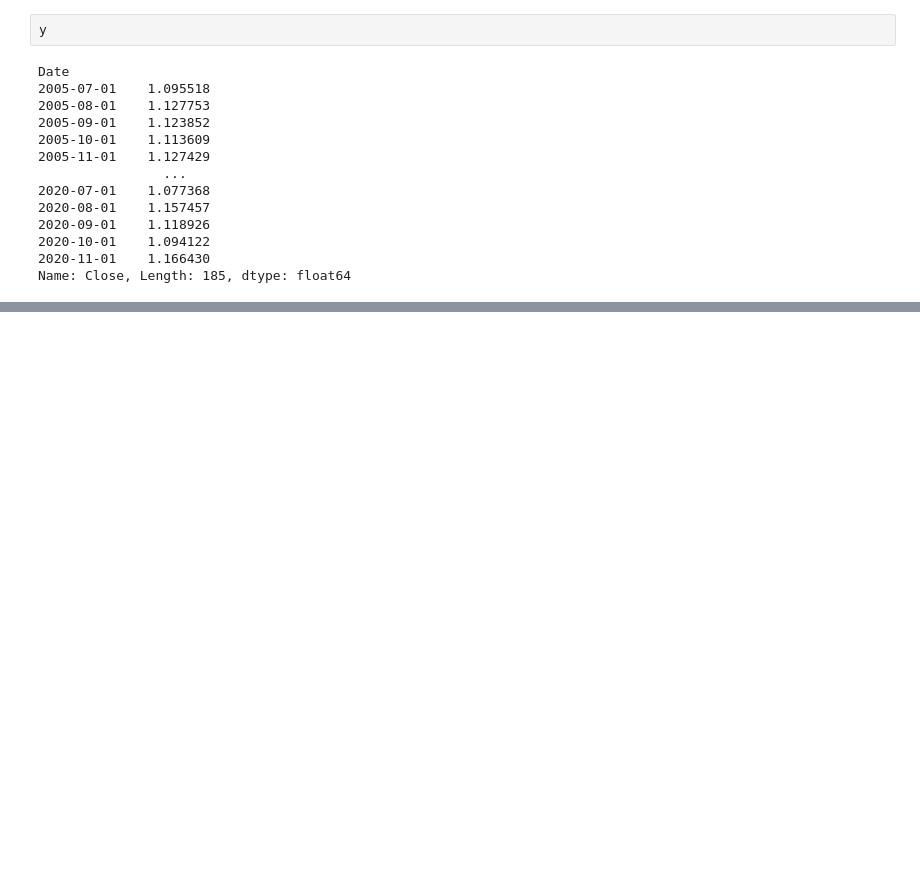
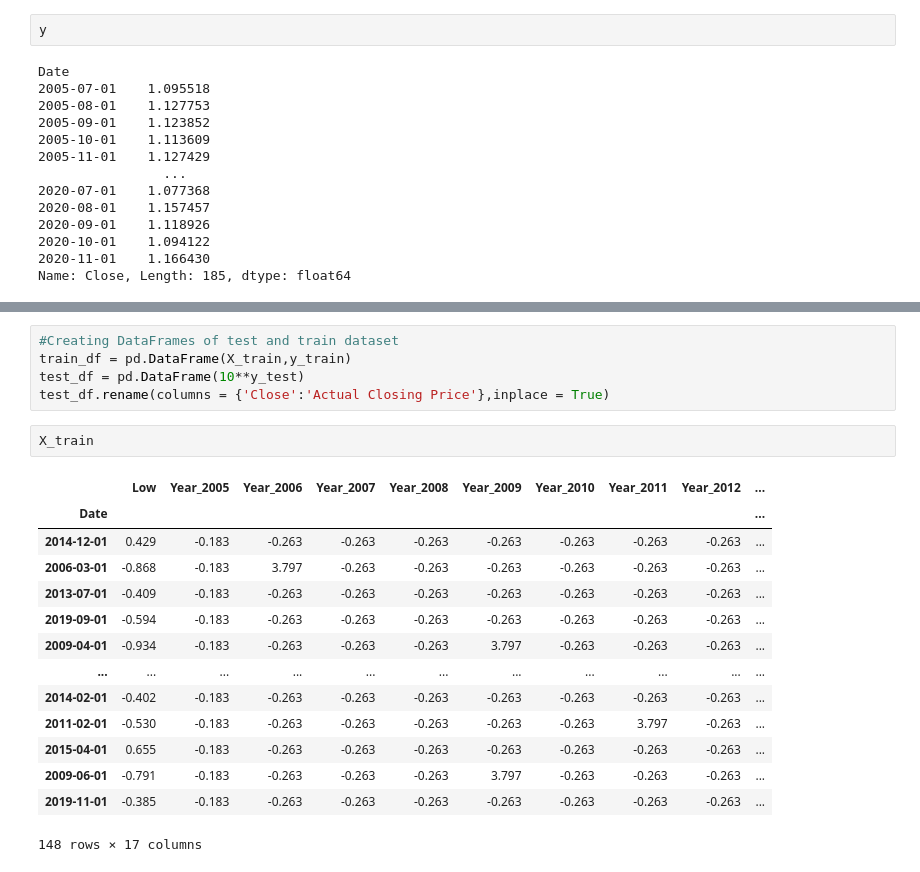
Before and after one commit to ramank123/Yes-Bank-Stock-Closing-Price-Prediction, a Jupyter notebook: Yes_Bank_Stock_Closing_Price_Prediction.ipynb, the cells around one changed output, grey strips where cells are left out. Cells and saved outputs as stored; diff of their text form; blank space fills up the shorter version.

```diff
--- a/Yes_Bank_Stock_Closing_Price_Prediction.ipynb
+++ b/Yes_Bank_Stock_Closing_Price_Prediction.ipynb
@@ -420,0 +440,22 @@ Name: Close, Length: 185, dtype: float64
+# %%
+#Creating DataFrames of test and train dataset
+train_df = pd.DataFrame(X_train,y_train)
+test_df = pd.DataFrame(10**y_test)
+test_df.rename(columns = {'Close':'Actual Closing Price'},inplace = True)
+# %%
+X_train
+# %% [output]
+|  | Low | Year_2005 | Year_2006 | Year_2007 | Year_2008 | Year_2009 | Year_2010 | Year_2011 | Year_2012 | ... |
+| Date |  |  |  |  |  |  |  |  |  | ... |
+| 2014-12-01 | 0.429 | -0.183 | -0.263 | -0.263 | -0.263 | -0.263 | -0.263 | -0.263 | -0.263 | ... |
+| 2006-03-01 | -0.868 | -0.183 | 3.797 | -0.263 | -0.263 | -0.263 | -0.263 | -0.263 | -0.263 | ... |
+| 2013-07-01 | -0.409 | -0.183 | -0.263 | -0.263 | -0.263 | -0.263 | -0.263 | -0.263 | -0.263 | ... |
+| 2019-09-01 | -0.594 | -0.183 | -0.263 | -0.263 | -0.263 | -0.263 | -0.263 | -0.263 | -0.263 | ... |
+| 2009-04-01 | -0.934 | -0.183 | -0.263 | -0.263 | -0.263 | 3.797 | -0.263 | -0.263 | -0.263 | ... |
+| ... | ... | ... | ... | ... | ... | ... | ... | ... | ... | ... |
+| 2014-02-01 | -0.402 | -0.183 | -0.263 | -0.263 | -0.263 | -0.263 | -0.263 | -0.263 | -0.263 | ... |
+| 2011-02-01 | -0.530 | -0.183 | -0.263 | -0.263 | -0.263 | -0.263 | -0.263 | 3.797 | -0.263 | ... |
+| 2015-04-01 | 0.655 | -0.183 | -0.263 | -0.263 | -0.263 | -0.263 | -0.263 | -0.263 | -0.263 | ... |
+| 2009-06-01 | -0.791 | -0.183 | -0.263 | -0.263 | -0.263 | 3.797 | -0.263 | -0.263 | -0.263 | ... |
+| 2019-11-01 | -0.385 | -0.183 | -0.263 | -0.263 | -0.263 | -0.263 | -0.263 | -0.263 | -0.263 | ... |
+148 rows × 17 columns
```
Also changed, not shown: parts of 7 cells of this notebook.
